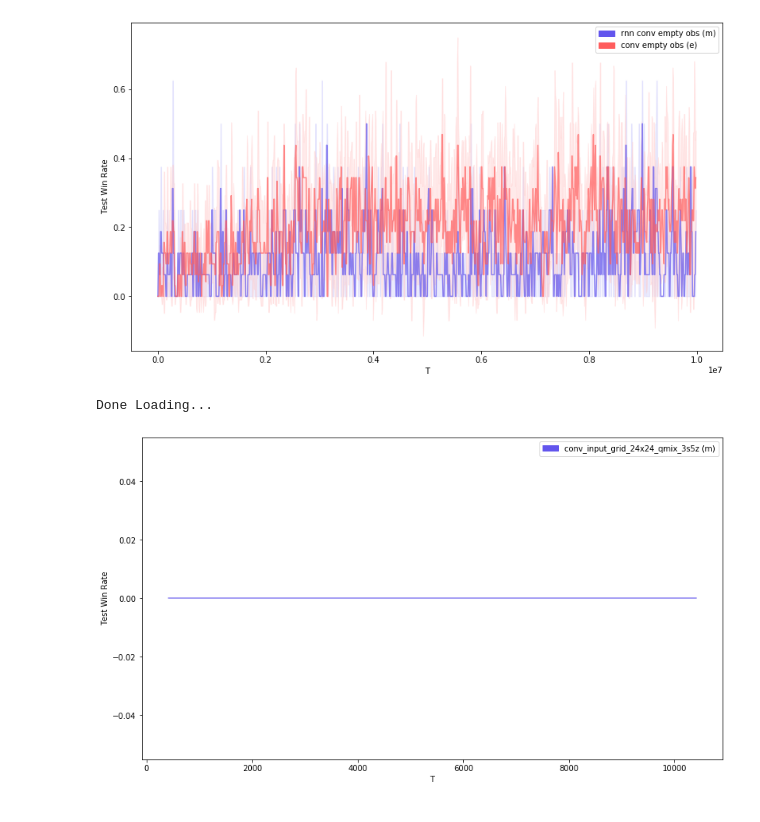
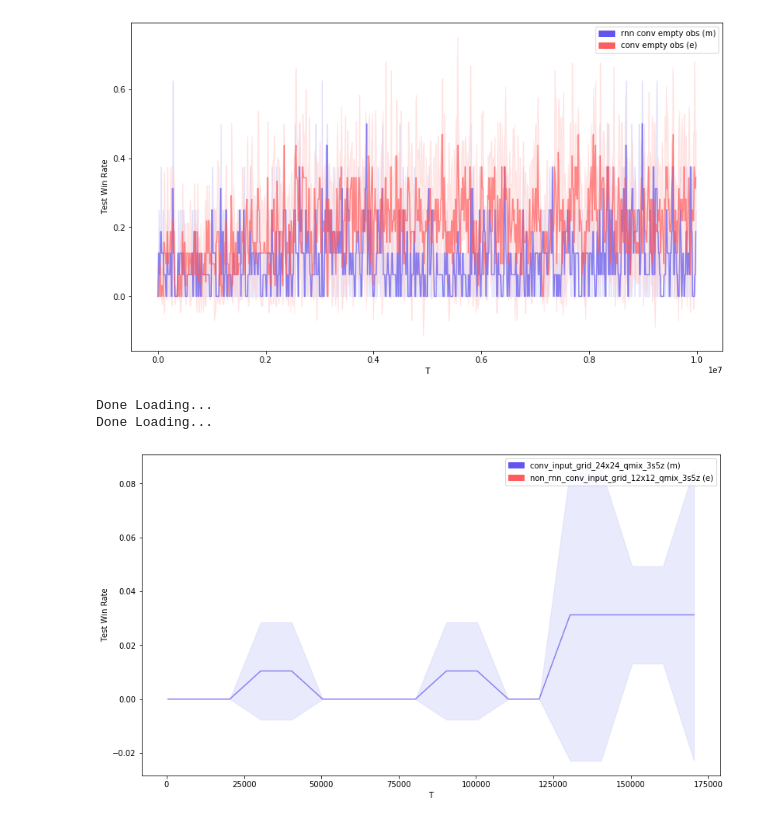
Before and after one commit to nicholasburden/pymarl, a Jupyter notebook: analysis/analysis.ipynb, the cells around one changed output. Saved outputs shown, nothing was run; the diff lists cells and outputs as text; code cells hidden in the pictures.

```diff
--- a/analysis/analysis.ipynb
+++ b/analysis/analysis.ipynb
@@ -480,21 +504,25 @@ Property str not available: test_battle_won_mean not in results for run {'name':
 Property str not available: test_battle_won_mean not in results for run {'name': 'qmix_smac_parallel', 'label': 'non_rnn_conv_ddpg_2s3z_24x24_qmix_empty', '_id': 85085}
 [figure]
 # %%
+#3s5z rnn vs non rnn
+
 data__rnnconv_input_grid_12x12_qmix_3s5z = mongo_central.get_name_label_names("", "conv_input_grid_12x12_qmix_3s5z")
+data__non_rnn_conv_input_grid_12x12_qmix_3s5z = mongo_central.get_name_label_names("", "non_rnn_conv_input_grid_12x12_qmix_3s5z")
 
 
 
 
 bavg = bundle_average(mongo_central,
                       [#("no id or unit type", data__conv_ddpg_input_grid_shallow_noid_nounittype, "test_battle_won_mean", "test_battle_won_mean_T"),
-                       ("conv_input_grid_24x24_qmix_3s5z", data__rnnconv_input_grid_12x12_qmix_3s5z, "test_battle_won_mean", "test_battle_won_mean_T")
-                       #("conv empty obs", data__conv_ddpg_2s3z_24x24_qmix_empty, "test_battle_won_mean", "test_battle_won_mean_T")
+                       ("conv_input_grid_24x24_qmix_3s5z", data__rnnconv_input_grid_12x12_qmix_3s5z, "test_battle_won_mean", "test_battle_won_mean_T"),
+                       ("non_rnn_conv_input_grid_12x12_qmix_3s5z", data__non_rnn_conv_input_grid_12x12_qmix_3s5z, "test_battle_won_mean", "test_battle_won_mean_T")
                       ],
                       no_fails=True,
                       window=20000)
 
 a = plot_bundle_avgs(bavg,
                      figsize=(15,8))
 # %% [output]
 Done Loading...
+Done Loading...
-[figure, old version]
+[figure, new version]
```
Also changed, not shown: parts of 2 cells of this notebook, 3 other files.
